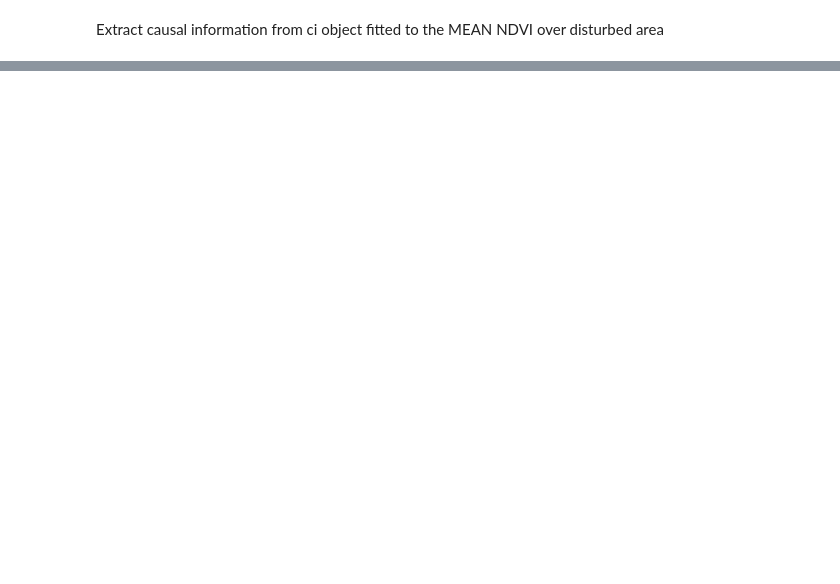
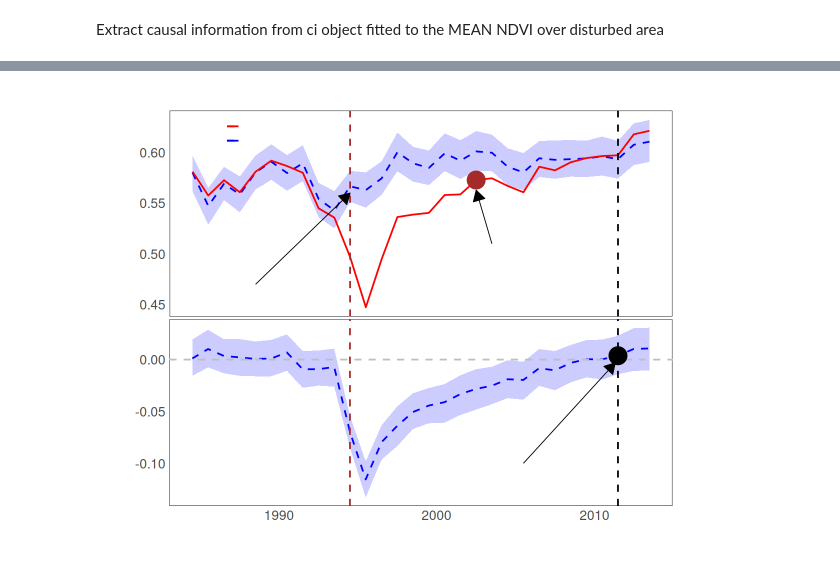
Before and after one commit to hamiddashti/greeness, a Jupyter notebook: codes/src/causal_impact_R2.ipynb, the cells around one changed output, grey strips where cells are left out. Cells and saved outputs as stored; diff of their text form; code cells hidden in the pictures; blank space fills up the shorter version.

```diff
--- a/codes/src/causal_impact_R2.ipynb
+++ b/codes/src/causal_impact_R2.ipynb
@@ -361,0 +387,92 @@ ggsave("../manuscript/figures/recovery.png", plot = combined_plot,width = 10, he
+# %%
+library(ggplot2)
+library(gridExtra)
+
+gg1 <- ggplot() +
+  geom_line(aes(x = t, y = pred, color = "Prediction"), size = 1, linetype = "dashed") +
+  geom_ribbon(aes(x = t, ymin = pred.lower, ymax = pred.upper, fill = "Prediction"), alpha = 0.2) +
+  geom_line(aes(x = t, y = response, color = "Actual"), size = 1) +
+  labs(
+    x = "",
+    y = ""
+  ) +
+  scale_color_manual(
+    values = c("Prediction" = "blue", "Actual" = "red"),
+    labels = c("",""),
+  ) +
+  scale_fill_manual(
+    values = c("Prediction" = "blue"),
+    guide = FALSE
+  ) +
+  theme_minimal() +
+  theme(
+    panel.background = element_rect(fill = NA),  # Set background to transparent
+    panel.grid.major = element_blank(),
+    panel.grid.minor = element_blank(),
+    axis.text = element_text(size = 16),        # Font size for tick labels
+    axis.text.x = element_blank(),
+    axis.title = element_text(size = 22),
+    legend.position = c(.13,.90),  # Move the legend to the bottom
+    legend.background = element_blank(),  # Remove legend background
+    legend.box = "horizontal",  # Arrange legend items horizontally
+    legend.text = element_text(size = 16, face="bold"),
+    legend.title = element_blank(),
+    plot.margin=unit(c(1,1,-0.5,1), "cm")
+  )
+
+gg1 <- gg1 +
+  geom_vline(xintercept = as.Date("1994-07-01"), linetype = "dashed", color = "brown",size=1) +
+  geom_vline(xintercept = as.Date("2011-07-01"), linetype = "dashed", color = "black",size=1) +
+  geom_segment(
+    aes(x = as.Date("1988-07-01"), xend = as.Date("1994-07-01"), y = .47, yend = .56),
+    arrow = arrow(type = "closed", length = unit(0.2, "inches")),
+    lineend = "butt",
+    color = "black"
+  ) +
+  geom_segment(
+    aes(x = as.Date("2003-07-01"), xend = as.Date("2002-07-01"), y = .51, yend = response[19]-0.01),
+    arrow = arrow(type = "closed", length = unit(0.2, "inches")),
+    lineend = "butt",
+    color = "black"
+  ) +
+  geom_point(aes(x = as.Date("2002-07-01"), y = response[19]),color = "brown",
+             show.legend = FALSE, size = 8,stroke=2)
+
+gg2 <- ggplot() +
+  geom_line(aes(x=t,y = point.effect), color = "blue", size = 1,linetype="dashed") +
+  geom_ribbon(aes(t,ymin=point.effect.lower,ymax=point.effect.upper),fill="blue",alpha=0.2) +
+  labs(
+    x = "",
+    y = ""
+  ) +
+  theme_minimal() +
+  theme(
+    panel.background = element_rect(fill = NA),
+    panel.grid.major = element_blank(),
+    panel.grid.minor = element_blank(),
+    axis.text = element_text(size = 16),        # Font size for tick labels
+    axis.title = element_text(size = 22),
+    plot.margin=unit(c(-.33,1,1,.8), "cm")
+  )
+
+gg2 <- gg2 +
+  geom_vline(xintercept = as.Date("1994-07-01"), linetype = "dashed", color = "brown",size=1) +
+  geom_vline(xintercept = as.Date("2011-07-01"), linetype = "dashed", color = "black",size=1) +
+  geom_hline(yintercept = 0, linetype = "dashed", color = "gray",size=1) +
+  geom_point(aes(x = as.Date("2011-07-01"), y = point.effect[28]),color = "black",
+             show.legend = FALSE, size = 8,stroke=2) +
+  geom_segment(
+    aes(x = as.Date("2005-07-01"), xend = as.Date("2011-05-01"), y = -0.1, yend = -.003),
+    arrow = arrow(type = "closed", length = unit(0.2, "inches")),
+    lineend = "butt",
+    color = "black"
+  )
+
+combined_plot <- grid.arrange(gg1, gg2, nrow = 2)
+
+# Add theme to make the background transparent
+combined_plot <- combined_plot + theme(legend.background = element_blank(), panel.background = element_rect(fill = NA))
+
+# Save the plot
+ggsave("../manuscript/figures/recovery.png", plot = combined_plot, width = 10, height = 8, dpi = 300)
+# %% [output]
@@ -362,3 +483,4 @@ ggsave("../manuscript/figures/recovery.png", plot = combined_plot,width = 10, he
+[figure, added]
 # %%
 paste("The actual NDVI in 2002 is:",response["2002-07-01"])
 paste("The predicted NDVI in 2002 is:",pred["2002-07-01"])
```
Also changed, not shown: parts of 8 cells of this notebook, 1 other file.
